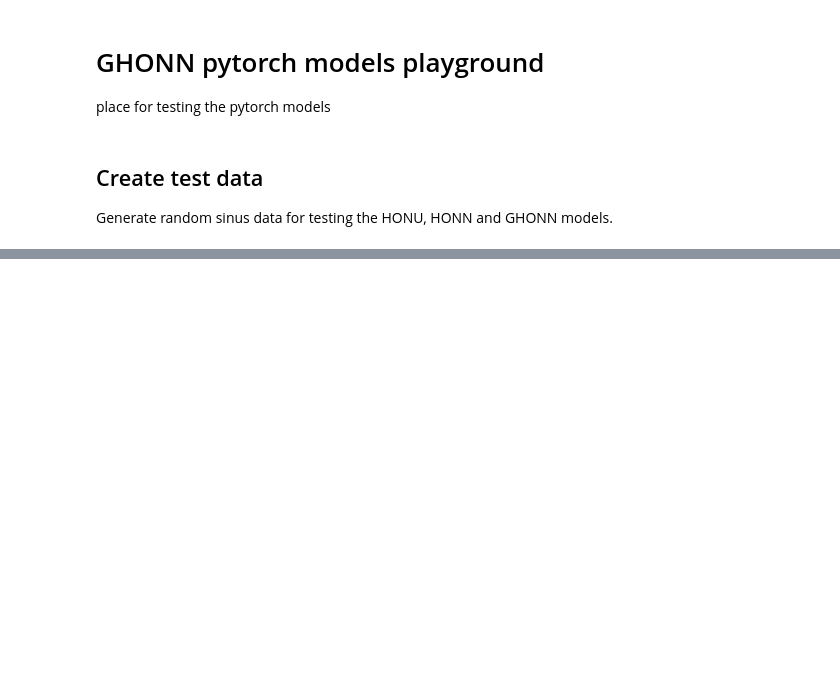
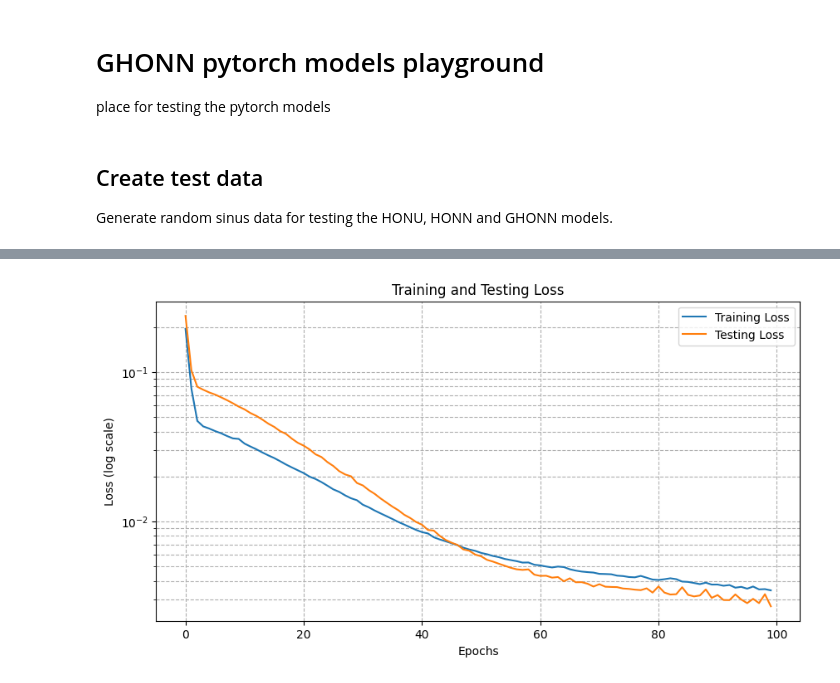
Before and after one commit to carnosi/ghonn_models_pytorch, a Jupyter notebook: playground.ipynb, the cells around one changed output, grey strips where cells are left out. Drawn from its saved outputs; the diff is of its cells as text; code cells hidden in the pictures; blank space fills up the shorter version.

```diff
--- a/playground.ipynb
+++ b/playground.ipynb
@@ -72,10 +82,10 @@ X_test shape: (199, 5), y_test shape: (199, 1)
 # %%
 # Train the HONU model
-order = 3
+order = 2
 lr = 0.001
 batch_size = 3
-epochs = 10
-honu = HONU(X.shape[0], order=order)
+epochs = 100
+honu = HONU(X.shape[1], order=order)
 optimizer = torch.optim.Adam(honu.parameters(), lr=lr)
 loss_fn = torch.nn.MSELoss()
 
@@ -86,11 +96,13 @@ X_test_tensor = torch.tensor(X_test, dtype=torch.float32)
 y_test_tensor = torch.tensor(y_test, dtype=torch.float32)
 
 # Training loop
-for epoch in range(epochs):
+loss_history_train = np.zeros(epochs)  # To store average loss for each epoch
+loss_history_test = np.zeros(epochs)  # To store average loss for each epoch
+for epoch in tqdm(range(epochs), desc="Training Progress"):
     permutation = torch.randperm(X_train_tensor.size(0))
     epoch_loss = 0.0
     for i in range(0, X_train_tensor.size(0), batch_size):
-        indices = permutation[i:i+batch_size]
+        indices = permutation[i : i + batch_size]
         input_batch, target_batch = X_train_tensor[indices], y_train_tensor[indices]
 
         optimizer.zero_grad()
@@ -101,5 +113,23 @@ for epoch in range(epochs):
         epoch_loss += loss.item()
 
     avg_loss = epoch_loss / (X_train_tensor.size(0) // batch_size)
-    print(f"Epoch {epoch+1}/{epochs}, Loss: {avg_loss:.6f}")
+    loss_history_train[epoch] = avg_loss  # Save the average loss for this epoch
+
+    # Test the model on the test set
+    epoch_loss_test = 0.0
+    for i in range(0, X_test_tensor.size(0), batch_size):
+        input_batch, target_batch = X_test_tensor[i : i + batch_size], y_test_tensor[i : i + batch_size]
+
+        with torch.no_grad():
+            outputs = honu(input_batch)
+            loss = loss_fn(outputs, target_batch)
+            epoch_loss_test += loss.item()
+
+    avg_loss_test = epoch_loss_test / (X_test_tensor.size(0) // batch_size)
+    loss_history_test[epoch] = avg_loss_test  # Save the average loss for this epoch
+
+# Print the achieved training loss
+print(f"Achieved Training Loss: {loss_history_train[-1]:.6f}")
+# Print the achieved testing loss
+print(f"Achieved Testing Loss: {loss_history_test[-1]:.6f}")
 # %% [output]
@@ -107 +138,15 @@ KeyboardInterrupt:
+# %%
+# Show training and testing loss on a log scale
+plt.figure(figsize=(10, 5))
+plt.plot(loss_history_train, label="Training Loss")
+plt.plot(loss_history_test, label="Testing Loss")
+plt.yscale("log")  # set y-axis to logarithmic scale
+plt.title("Training and Testing Loss")
+plt.xlabel("Epochs")
+plt.ylabel("Loss (log scale)")
+plt.legend()
+plt.grid(which="both", ls="--")
+plt.show()
+# %% [output]
+[figure, added]
 # %%
```
Also changed, not shown: parts of 5 cells of this notebook.
